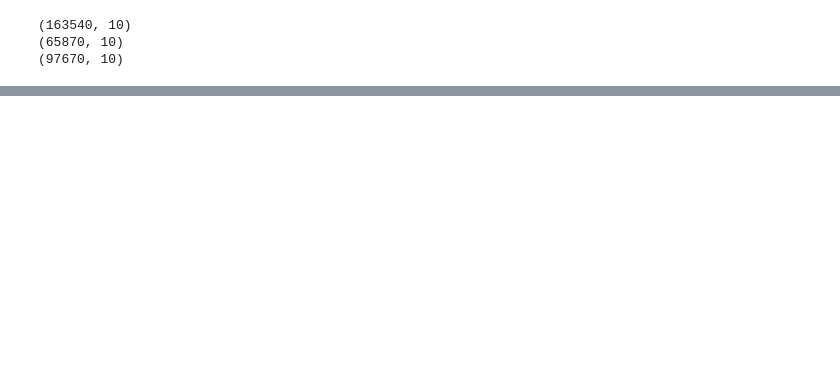
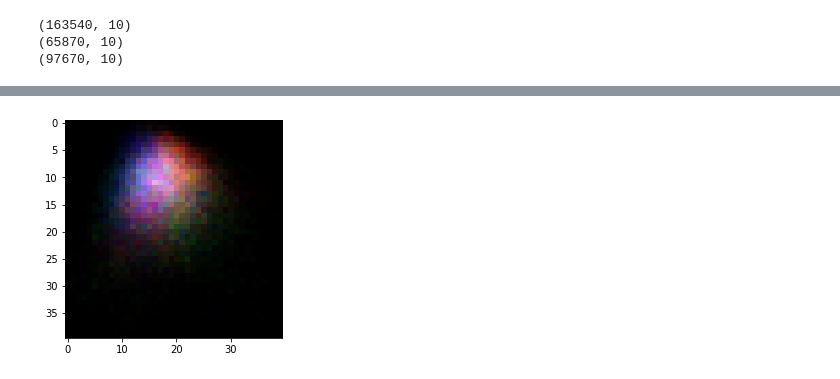
Before and after one commit to miriamvall/DD142X, a Jupyter notebook: code/notebooks/Multiple animals PCA.ipynb, the cells around one changed output, grey strips where cells are left out. Drawn from its saved outputs; the diff is of its cells as text; code cells hidden in the pictures; blank space fills up the shorter version.

```diff
--- a/code/notebooks/Multiple animals PCA.ipynb
+++ b/code/notebooks/Multiple animals PCA.ipynb
@@ -146,3 +164,26 @@ PCA n = 163540
+# %%
+patient_raster = np.zeros((40, 40, 3))
+for idx, filename in enumerate(["NPR-075.b11.mat", "NPR-076.b05.mat", "NPR-076.d07.mat"]):
+    patient_raster[ : , : , idx] = rasterize(
+        pca.transform(
+            ffv(
+                np.concatenate((
+                    str_lfp(filename, epoch_size = ep),
+                    gp_lfp(filename, epoch_size = ep)),
+                    axis = 0
+                ),
+                lo = lo,
+                hi = hi,
+                epoch_size = ep,
+                fft_n = fft_n
+            )[0]
+        )
+    )
+
+plt.imshow(patient_raster / np.max(patient_raster))
+plt.show()
+# %% [output]
+[figure, added]
 # %%
 print(pca.explained_variance_ratio_.sum())
 for ratio, component in zip(pca.explained_variance_ratio_, pca.components_):
```
Also changed, not shown: parts of 23 cells of this notebook, 2 other files.
